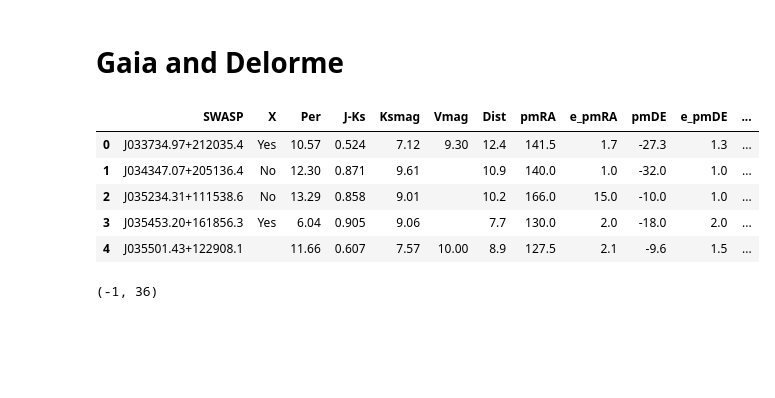
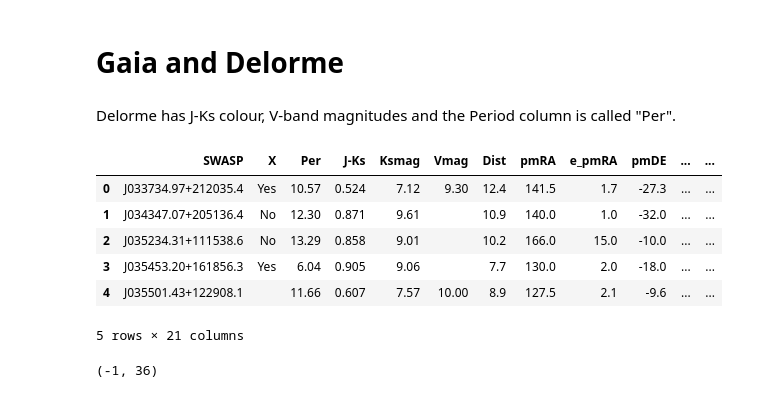
Before and after one commit to RuthAngus/stardate, a Jupyter notebook: code/Hyades.ipynb, the cells around one changed output. Cells and saved outputs as stored; diff of their text form; code cells hidden in the pictures; blank space fills up the shorter version.

```diff
--- a/code/Hyades.ipynb
+++ b/code/Hyades.ipynb
@@ -49,0 +56,11 @@ radick87.head()
+# %%
+de = pd.read_csv("../data/hyades_delorme.csv", skiprows=70)
+delorme = pd.DataFrame(dict({
+                             "prot": de.Per,
+                             "J-Ks": de["J-Ks"],
+                             "Ks": de.Ksmag,
+                             "vmag": de.Vmag,
+                             "B-V": de["B-Vl"],
+                             "ra": de._RA,
+                             "dec": de._DE
+                              }))
@@ -223,14 +235,18 @@ plt.legend()
 # %% [markdown]
 # Gaia and Delorme
+# %% [markdown]
+Delorme has J-Ks colour, V-band magnitudes and the Period column is called "Per".
 # %%
+delorme["prot"] = delorme.Per
 delorme.head()
 # %% [output]
-|  | SWASP | X | Per | J-Ks | Ksmag | Vmag | Dist | pmRA | e_pmRA | pmDE | e_pmDE | ... |
-| 0 | J033734.97+212035.4 | Yes | 10.57 | 0.524 | 7.12 | 9.30 | 12.4 | 141.5 | 1.7 | -27.3 | 1.3 | ... |
-| 1 | J034347.07+205136.4 | No | 12.30 | 0.871 | 9.61 |  | 10.9 | 140.0 | 1.0 | -32.0 | 1.0 | ... |
-| 2 | J035234.31+111538.6 | No | 13.29 | 0.858 | 9.01 |  | 10.2 | 166.0 | 15.0 | -10.0 | 1.0 | ... |
-| 3 | J035453.20+161856.3 | Yes | 6.04 | 0.905 | 9.06 |  | 7.7 | 130.0 | 2.0 | -18.0 | 2.0 | ... |
-| 4 | J035501.43+122908.1 |  | 11.66 | 0.607 | 7.57 | 10.00 | 8.9 | 127.5 | 2.1 | -9.6 | 1.5 | ... |
+|  | SWASP | X | Per | J-Ks | Ksmag | Vmag | Dist | pmRA | e_pmRA | pmDE | ... | ... |
+| 0 | J033734.97+212035.4 | Yes | 10.57 | 0.524 | 7.12 | 9.30 | 12.4 | 141.5 | 1.7 | -27.3 | ... | ... |
+| 1 | J034347.07+205136.4 | No | 12.30 | 0.871 | 9.61 |  | 10.9 | 140.0 | 1.0 | -32.0 | ... | ... |
+| 2 | J035234.31+111538.6 | No | 13.29 | 0.858 | 9.01 |  | 10.2 | 166.0 | 15.0 | -10.0 | ... | ... |
+| 3 | J035453.20+161856.3 | Yes | 6.04 | 0.905 | 9.06 |  | 7.7 | 130.0 | 2.0 | -18.0 | ... | ... |
+| 4 | J035501.43+122908.1 |  | 11.66 | 0.607 | 7.57 | 10.00 | 8.9 | 127.5 | 2.1 | -9.6 | ... | ... |
+5 rows × 21 columns
 # %%
 f = .3
 width, height = (max(hg.RA_ICRS) - min(hg.RA_ICRS)), (max(hg.DE_ICRS) - min(hg.DE_ICRS))
```
Also changed, not shown: parts of 41 cells of this notebook.
